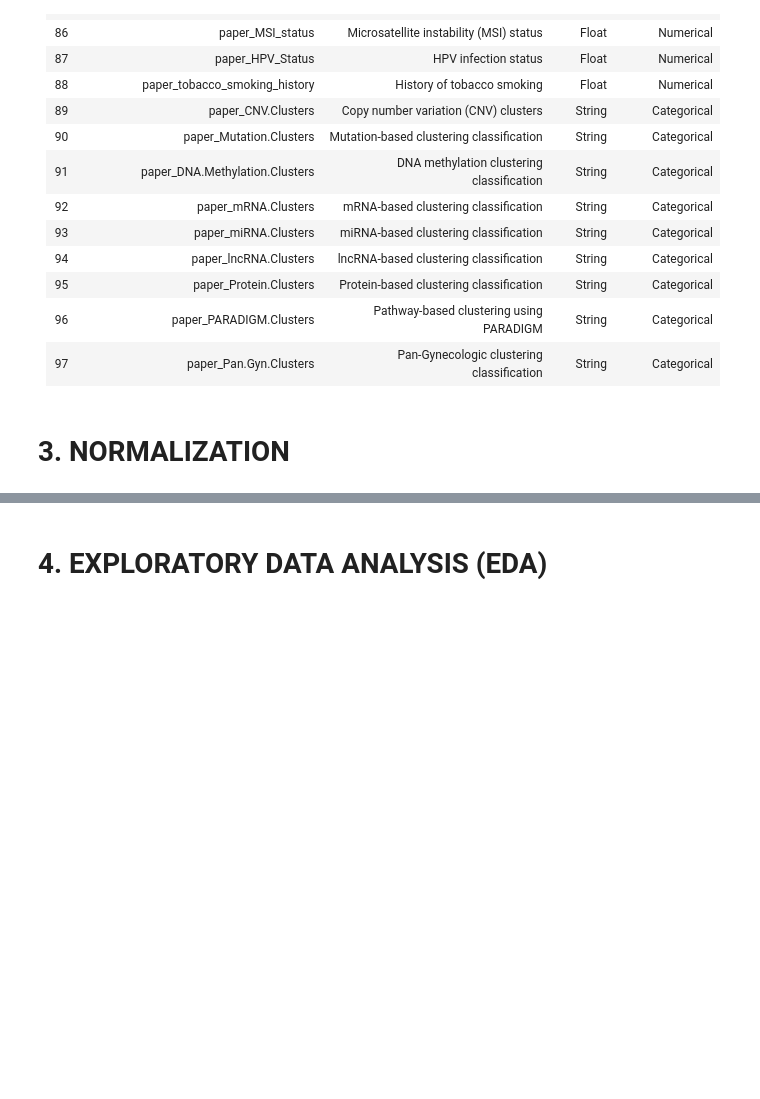
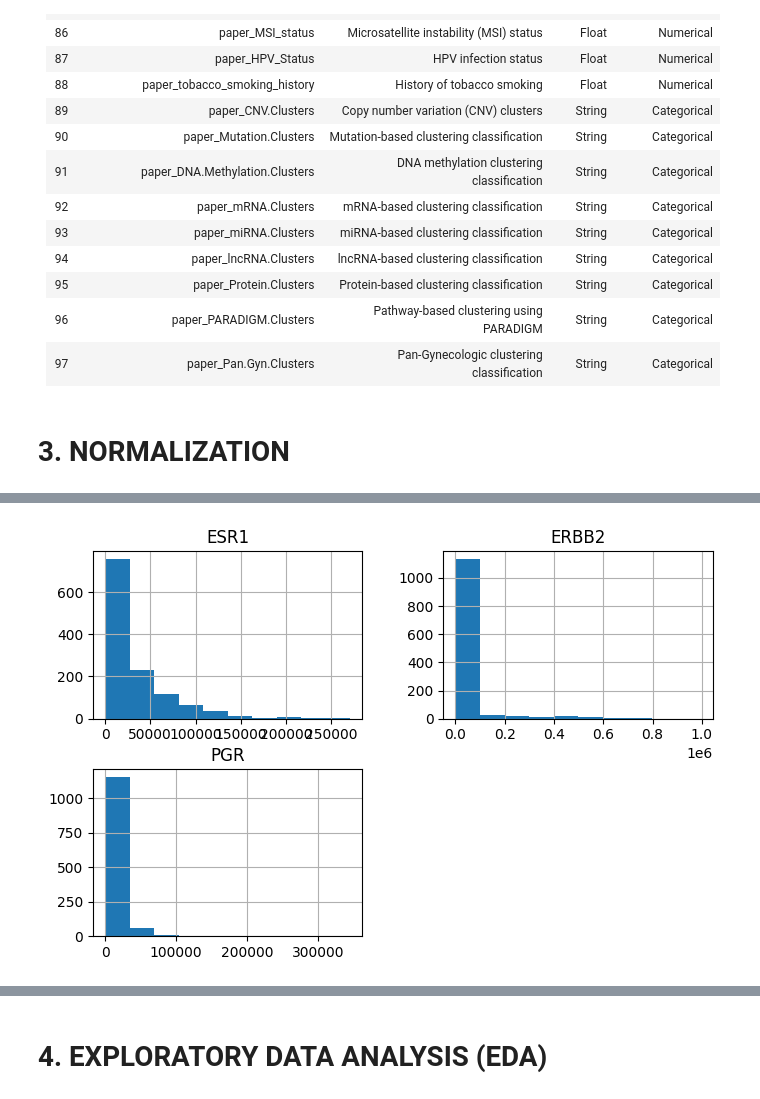
Before and after one commit to Langara-DataHub/DANA-4830-Project, a Jupyter notebook: TCGA-BRCA-Classification.ipynb, the cells around one changed output, grey strips where cells are left out. Drawn from its saved outputs; the diff is of its cells as text; code cells hidden in the pictures; blank space fills up the shorter version.

```diff
--- a/TCGA-BRCA-Classification.ipynb
+++ b/TCGA-BRCA-Classification.ipynb
@@ -65,7 +65,7 @@ The dataset is sourced from TCGA human tumor data (transcriptomes) and is focuse
 # %%
 # Load datasets
 info_df = pd.read_csv('data/TCGA-STAD_RNAseq_sample_info.tsv', sep='\t')
-assay_df = pd.read_csv('data/TCGA-BRCA_sample_assay_with_gene.tsv', sep='\t')
+assay_df = pd.read_csv('data/TCGA-BRCA_tpm_assay_with_gene.tsv', sep='\t')
 gene_metadata_df = pd.read_csv('data/TCGA-STAD_RNAseq_gene_metadata.tsv', sep='\t')
 
 # Use gene_name as row labels for assay_df
@@ -221,9 +221,25 @@ display(missing_data_summary)
 | paper_Protein.Clusters | 358 | 29.082047 |
 | paper_PARADIGM.Clusters | 161 | 13.078798 |
 | paper_Pan.Gyn.Clusters | 346 | 28.107230 |
-# %%
-# Drop columns with more than 50% missing values
-merged_df = merged_df.loc[:, missing_percentage <= 50]
+# %%
+import pandas as pd
+
+# Assuming merged_df is your DataFrame
+
+# List of columns to exclude from deletion even if they have more than 50% missing values
+exclude_columns = [
+    'vital_status',
+    'days_to_death',
+    'days_to_last_follow_up',
+    'paper_vital_status',
+    'paper_days_to_death',
+    'paper_days_to_last_followup'
+]
+
+# Identify columns with more than 50% missing values
+columns_to_drop = missing_percentage[missing_percentage > 50].index.tolist()
+columns_to_drop = [col for col in columns_to_drop if col not in exclude_columns]
+merged_df = merged_df.drop(columns=columns_to_drop)
 # %%
 # Check for missing values
 #print(merged_df.isnull().sum())
@@ -341,0 +376,11 @@ Number of duplicate rows: 0
+# %%
+# Extract the last 78 columns (gene data)
+#gene_data = merged_df.iloc[:, -10:]
+
+# Plot histograms for the selected genes
+genes_to_plot = ['ESR1', 'ERBB2', 'PGR']
+gene_data = merged_df[genes_to_plot]
+gene_data.hist(figsize=(8, 5))
+plt.show()
+# %% [output]
+[figure, added]
```
Also changed, not shown: parts of 5 cells of this notebook.
